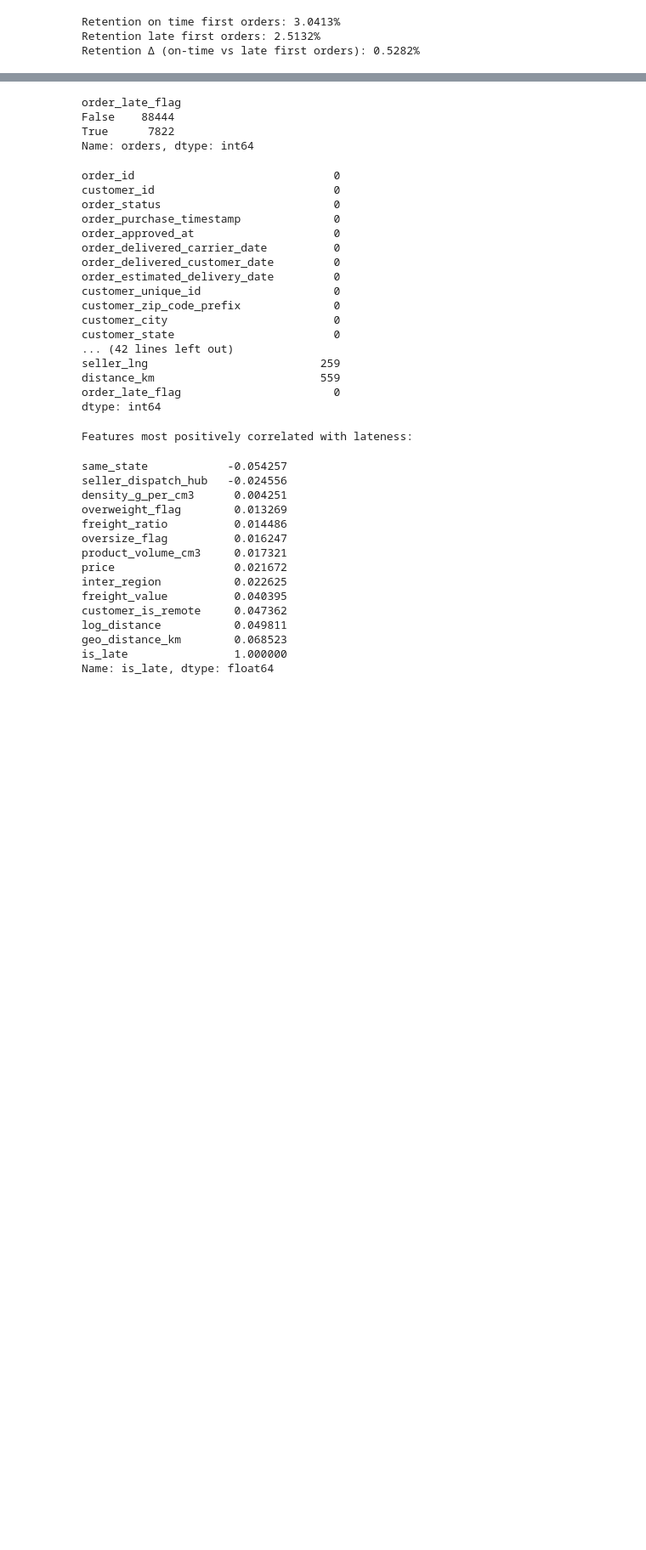
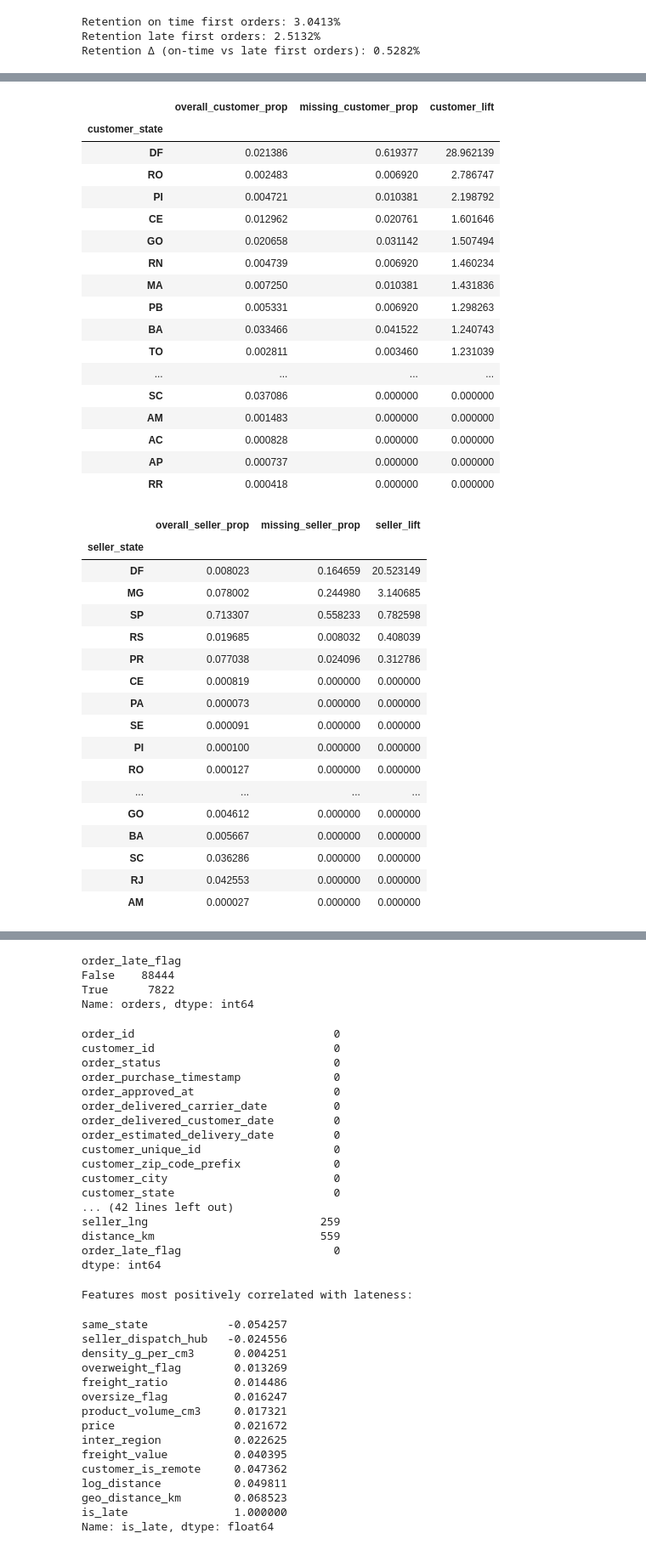
Before and after one commit to RioPramana21/Final-Project-Olist, a Jupyter notebook: preparation_notebooks/feature_engineering.ipynb, the cells around one changed output, grey strips where cells are left out. Shown at 85% size. Saved outputs shown, nothing was run; the diff lists cells and outputs as text; code cells hidden in the pictures; blank space fills up the shorter version.

```diff
--- a/preparation_notebooks/feature_engineering.ipynb
+++ b/preparation_notebooks/feature_engineering.ipynb
@@ -268,0 +310,75 @@ master_olist_dataset.shape
+# %%
+# overall share of orders by state
+overall_customer = (master_olist_dataset['customer_state']
+           .value_counts(normalize=True)
+           .rename('overall_customer_prop'))
+
+overall_seller = (master_olist_dataset['seller_state']
+          .value_counts(normalize=True)
+          .rename('overall_seller_prop'))
+
+# Create masks for missing coordinates
+missing_customer_mask = master_olist_dataset['customer_lat'].isna()
+missing_seller_mask = master_olist_dataset['seller_lat'].isna()
+
+# Calculate proportion for missing customer coordinates by state
+missing_customer_prop = (master_olist_dataset.loc[missing_customer_mask, 'customer_state']
+                .value_counts(normalize=True)
+                .rename('missing_customer_prop'))
+
+# Calculate proportion for missing seller coordinates by state
+missing_seller_prop = (master_olist_dataset.loc[missing_seller_mask, 'seller_state']
+                .value_counts(normalize=True)
+                .rename('missing_seller_prop'))
+
+# Create a dataframe for customer bias analysis
+customer_bias = (pd.concat([overall_customer, missing_customer_prop], axis=1)
+                .fillna(0)
+                .assign(customer_lift=lambda d: d['missing_customer_prop'] / d['overall_customer_prop']))
+
+# Create a dataframe for seller bias analysis
+seller_bias = (pd.concat([overall_seller, missing_seller_prop], axis=1)
+                .fillna(0)
+                .assign(seller_lift=lambda d: d['missing_seller_prop'] / d['overall_seller_prop']))
+
+# Show the top 10 states with highest lift for customers
+display(customer_bias.sort_values('customer_lift', ascending=False))
+
+display(seller_bias.sort_values('seller_lift', ascending=False))
+# %% [output]
+|  | overall_customer_prop | missing_customer_prop | customer_lift |
+| customer_state |  |  |  |
+| DF | 0.021386 | 0.619377 | 28.962139 |
+| RO | 0.002483 | 0.006920 | 2.786747 |
+| PI | 0.004721 | 0.010381 | 2.198792 |
+| CE | 0.012962 | 0.020761 | 1.601646 |
+| GO | 0.020658 | 0.031142 | 1.507494 |
+| RN | 0.004739 | 0.006920 | 1.460234 |
+| MA | 0.007250 | 0.010381 | 1.431836 |
+| PB | 0.005331 | 0.006920 | 1.298263 |
+| BA | 0.033466 | 0.041522 | 1.240743 |
+| TO | 0.002811 | 0.003460 | 1.231039 |
+| ... | ... | ... | ... |
+| SC | 0.037086 | 0.000000 | 0.000000 |
+| AM | 0.001483 | 0.000000 | 0.000000 |
+| AC | 0.000828 | 0.000000 | 0.000000 |
+| AP | 0.000737 | 0.000000 | 0.000000 |
+| RR | 0.000418 | 0.000000 | 0.000000 |
+|  | overall_seller_prop | missing_seller_prop | seller_lift |
+| seller_state |  |  |  |
+| DF | 0.008023 | 0.164659 | 20.523149 |
+| MG | 0.078002 | 0.244980 | 3.140685 |
+| SP | 0.713307 | 0.558233 | 0.782598 |
+| RS | 0.019685 | 0.008032 | 0.408039 |
+| PR | 0.077038 | 0.024096 | 0.312786 |
+| CE | 0.000819 | 0.000000 | 0.000000 |
+| PA | 0.000073 | 0.000000 | 0.000000 |
+| SE | 0.000091 | 0.000000 | 0.000000 |
+| PI | 0.000100 | 0.000000 | 0.000000 |
+| RO | 0.000127 | 0.000000 | 0.000000 |
+| ... | ... | ... | ... |
+| GO | 0.004612 | 0.000000 | 0.000000 |
+| BA | 0.005667 | 0.000000 | 0.000000 |
+| SC | 0.036286 | 0.000000 | 0.000000 |
+| RJ | 0.042553 | 0.000000 | 0.000000 |
+| AM | 0.000027 | 0.000000 | 0.000000 |
```
Also changed, not shown: parts of 13 cells of this notebook, 3 other files.
